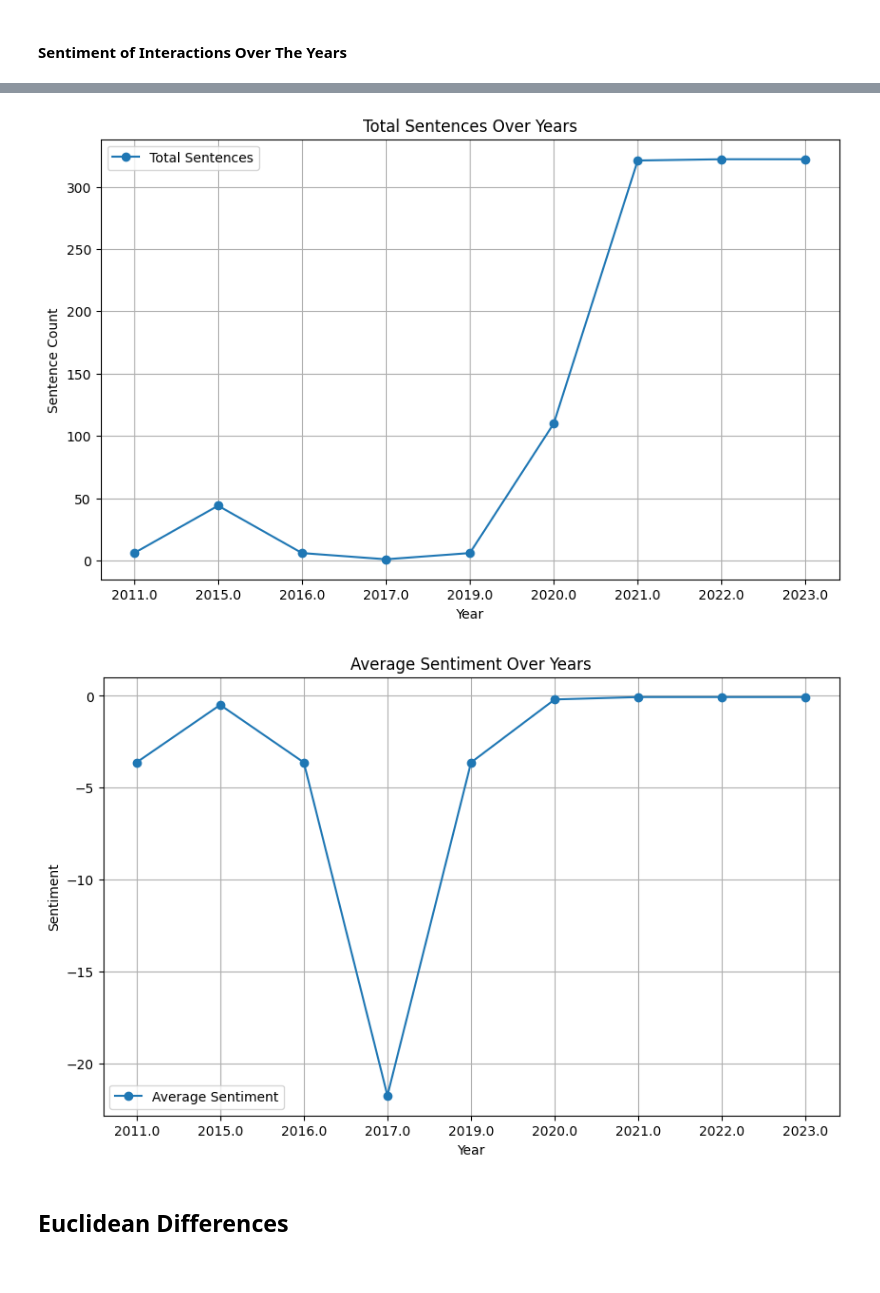
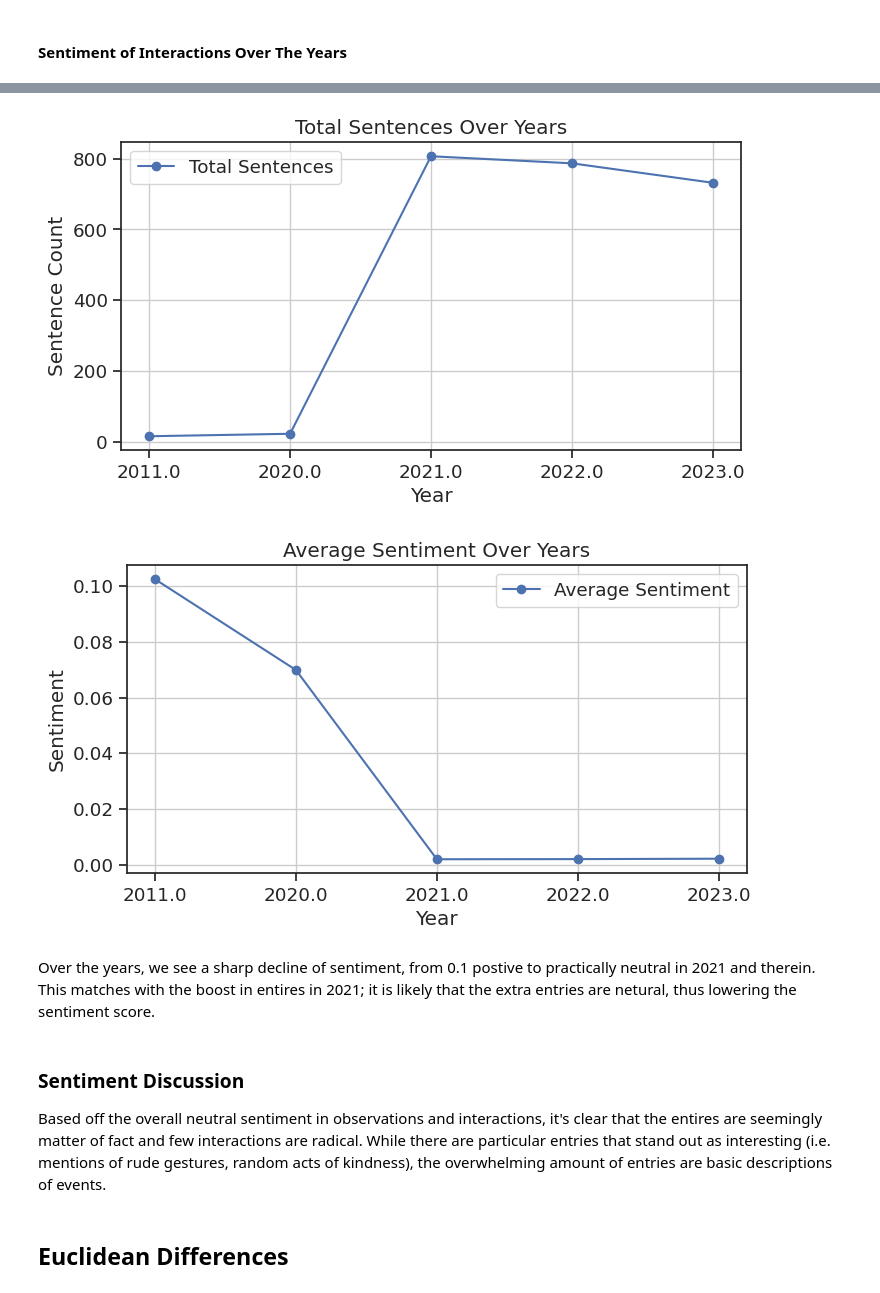
Before and after one commit to Ming-DeMers/cornell-gorges, a Jupyter notebook: Gorges_Analysis_INFO_3350_Final.ipynb, the cells around one changed output, grey strips where cells are left out. Drawn from its saved outputs; the diff is of its cells as text; code cells hidden in the pictures.

Commit message:
added analysis and discussion for first parts

```diff
--- a/Gorges_Analysis_INFO_3350_Final.ipynb
+++ b/Gorges_Analysis_INFO_3350_Final.ipynb
@@ -335,7 +430,7 @@ print_sentiment(inter_sentiment)
 print("\nSentences with three or more matched terms:")
 # print the most matched terms
 for sent in inter_sentiment:
-    if len(sent['matched terms']) > 2:
+    if len(sent['matched terms']) > 3:
         print(sent['overall sentiment'])
         print(sent['matched terms'])
         print('---')
@@ -443,42 +537,67 @@ Average sentiment: -0.07408471223021568
 ---
 # %%
-sent_year_output = """Year 2011.0 - Total sentences: 6 - Average sentiment: -3.6277666666666755
-Year 2015.0 - Total sentences: 44 - Average sentiment: -0.49469545454545577
-Year 2016.0 - Total sentences: 6 - Average sentiment: -3.6277666666666755
-Year 2017.0 - Total sentences: 1 - Average sentiment: -21.766600000000054
-Year 2019.0 - Total sentences: 6 - Average sentiment: -3.6277666666666755
-Year 2020.0 - Total sentences: 110 - Average sentiment: -0.1978781818181823
-Year 2021.0 - Total sentences: 321 - Average sentiment: -0.0678087227414332
-Year 2022.0 - Total sentences: 322 - Average sentiment: -0.0675981366459629
-Year 2023.0 - Total sentences: 322 - Average sentiment: -0.0675981366459629"""
-
-
-
+# hard coded output of previous cell
+sent_year_output = """Year 2011.0
+Total sentences: 15
+Total positive sentences: 0
+Total neutral sentences: 15
+Total negative sentences: 0
+Average sentiment: 0.10250000000000353
+---
+Year 2020.0
+Total sentences: 22
+Total positive sentences: 0
+Total neutral sentences: 22
+Total negative sentences: 0
+Average sentiment: 0.06988636363636604
+---
+Year 2021.0
+Total sentences: 807
+Total positive sentences: 0
+Total neutral sentences: 807
+Total negative sentences: 0
+Average sentiment: 0.0019052044609666084
+---
+Year 2022.0
+Total sentences: 787
+Total positive sentences: 0
+Total neutral sentences: 787
+Total negative sentences: 0
+Average sentiment: 0.0019536213468869796
+---
+Year 2023.0
+Total sentences: 732
+Total positive sentences: 0
+Total neutral sentences: 732
+Total negative sentences: 0
+Average sentiment: 0.002100409836065646
+---
+"""
 
 # Extracting data
 years = re.findall(r'Year (\d+\.\d+)', sent_year_output)
 total_sentences = list(map(int, re.findall(r'Total sentences: (\d+)', sent_year_output)))
 average_sentiments = list(map(float, re.findall(r'Average sentiment: (-?\d+\.\d+)', sent_year_output)))
 
 # Plotting
-plt.figure(figsize=(10, 6))
+plt.figure(figsize=(8, 4))
 plt.plot(years, total_sentences, label='Total Sentences', marker='o')
 plt.xlabel('Year')
 plt.ylabel('Sentence Count')
 plt.title('Total Sentences Over Years')
 plt.legend()
 plt.grid(True)
 plt.show()
 
 # Plotting
-plt.figure(figsize=(10, 6))
+plt.figure(figsize=(8, 4))
 plt.plot(years, average_sentiments, label='Average Sentiment', marker='o')
 plt.xlabel('Year')
 plt.ylabel('Sentiment')
 plt.title('Average Sentiment Over Years')
 plt.legend()
 plt.grid(True)
 plt.show()
 # %% [output]
-[figure, old version]
+[figure, new version]
-[figure, old version]
+[figure, new version]
@@ -508,3 +604,8 @@ plt.show()
+# %% [markdown]
+Over the years, we see a sharp decline of sentiment, from 0.1 postive to practically neutral in 2021 and therein. This matches with the boost in entires in 2021; it is likely that the extra entries are netural, thus lowering the sentiment score.
+# %% [markdown]
+### Sentiment Discussion
+Based off the overall neutral sentiment in observations and interactions, it's clear that the entires are seemingly matter of fact and few interactions are radical. While there are particular entries that stand out as interesting (i.e. mentions of rude gestures, random acts of kindness), the overwhelming amount of entries are basic descriptions of events.
 # %% [markdown]
 ## Euclidean Differences
 # %%
```
Also changed, not shown: parts of 39 cells of this notebook, 2 other files.
